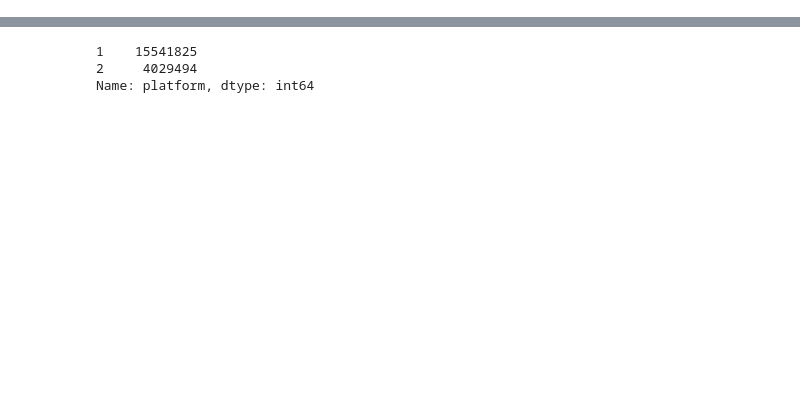
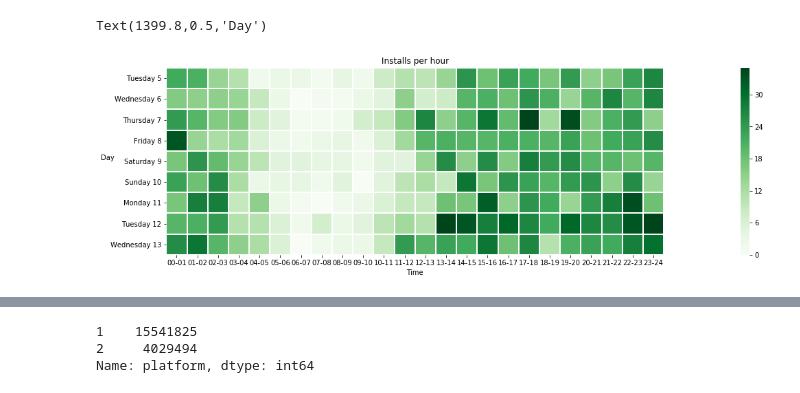
Before and after one commit to bebetosaba/7506-datos-1C2019, a Jupyter notebook: TP1/analisis.ipynb, the cells around one changed output, grey strips where cells are left out. Saved outputs shown, nothing was run; the diff lists cells and outputs as text; code cells hidden in the pictures; blank space fills up the shorter version.

```diff
--- a/TP1/analisis.ipynb
+++ b/TP1/analisis.ipynb
@@ -70,0 +971,8 @@ auctionsDF.head(5)
+# %%
+installsDF['hora'] = installsDF['created'].apply(lambda x: ('%02d:00-%02d:59' % (x.hour, x.hour)))
+installsDF['dia'] = installsDF['created'].apply(lambda x: x.day_name()+' '+str(x.day))
+pivot_installs = installsDF.groupby(['dia','hora']).size().reset_index()
+pivot_installs.columns = ['dia','hora', 'count']
+pivot_installs = pivot_installs.pivot_table(index='hora', columns='dia', values='count',aggfunc='sum', fill_value=0, dropna=False)
+pivot_installs = pivot_installs[['Tuesday 5', 'Wednesday 6', 'Thursday 7', 'Friday 8', 'Saturday 9', 'Sunday 10', 'Monday 11', 'Tuesday 12', 'Wednesday 13']]
+display(pivot_installs)
@@ -70,0 +998,12 @@ auctionsDF.head(5)
+# %%
+list = ['00-01', '01-02', '02-03', '03-04', '04-05', '05-06', '06-07', '07-08', '08-09', '09-10', '10-11', '11-12', '12-13', '13-14', '14-15','15-16', '16-17', '17-18', '18-19', '19-20', '20-21','21-22', '22-23', '23-24']
+plt.figure(figsize = (40,5))
+plt.title('Installs per hour')
+xticks2 = list
+sns.heatmap(pivot_installs.T, square = True, linewidth=1, cmap = 'Greens', xticklabels=xticks2)
+plt.xticks(rotation = 0)
+plt.xlabel('Time')
+plt.ylabel('Day', rotation=0)
+# %% [output]
+Text(1399.8,0.5,'Day')
+[figure, added]
```
Also changed, not shown: parts of 194 cells of this notebook.
